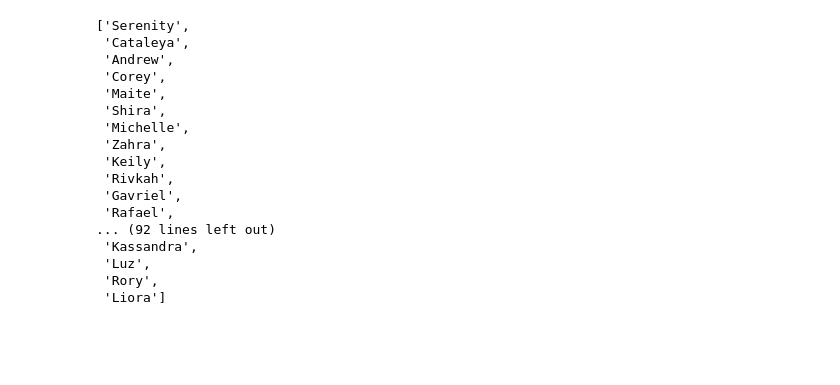
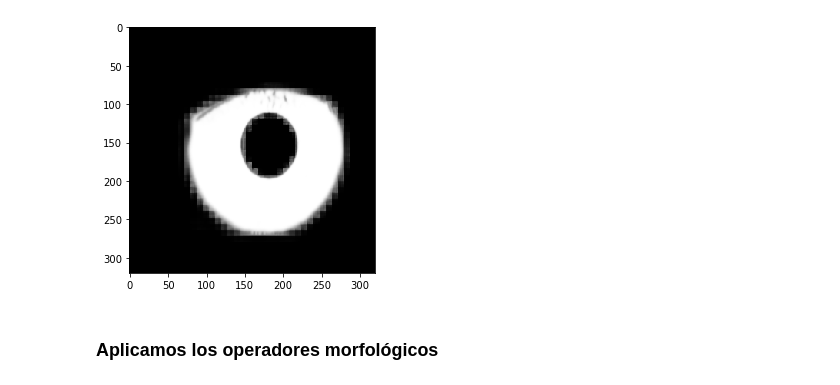
Before and after one commit to dbo1001/UBU-TFG-iris_classifier, a Jupyter notebook: notebooks/#6 Funciones-bis.ipynb, the cells around one changed output. Drawn from its saved outputs; the diff is of its cells as text; code cells hidden in the pictures; blank space fills up the shorter version.

```diff
--- a/notebooks/#6 Funciones-bis.ipynb
+++ b/notebooks/#6 Funciones-bis.ipynb
@@ -71,5 +70,5 @@ def get_paths(directory):
                 paths.append(os.path.join(root, file))
     return paths
 # %%
-paths_casia = get_paths("CASIA-IrisV1")
+paths_casia = get_paths("CASIA-Iris")
 original_samples = [cv2.imread(muestra,0) for muestra in paths_casia] # array de las muestras originales en b&w
@@ -112,21 +125,0 @@ results = model.predict(gen,verbose=1)
-# %%
-samples_names = [file for file in os.listdir("CASIA-Iris")]
-list(random_names)
-# %% [output]
-['Serenity',
- 'Cataleya',
- 'Andrew',
- 'Corey',
- 'Maite',
- 'Shira',
- 'Michelle',
- 'Zahra',
- 'Keily',
- 'Rivkah',
- 'Gavriel',
- 'Rafael',
-... (92 lines left out)
- 'Kassandra',
- 'Luz',
- 'Rory',
- 'Liora']
@@ -136,0 +126,4 @@ saveResult(results, "U-net Output", samples_names)
+# %%
+imshow(results[0][:,:,0]);
+# %% [output]
+[figure, added]
@@ -136,0 +142,2 @@ saveResult(results, "U-net Output", samples_names)
+# %% [markdown]
+### Aplicamos los operadores morfológicos
```
Also changed, not shown: parts of 29 cells of this notebook.
